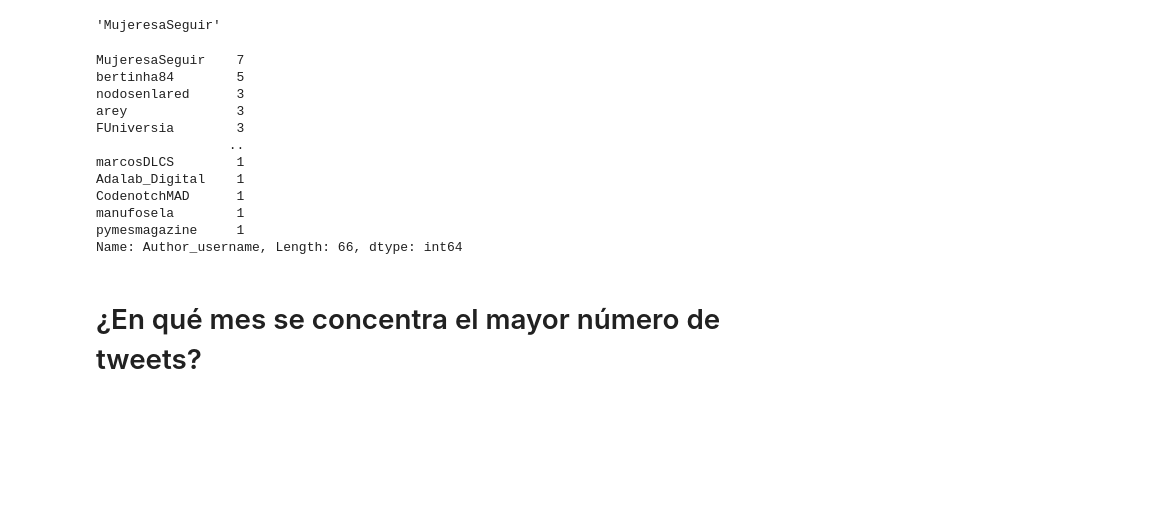
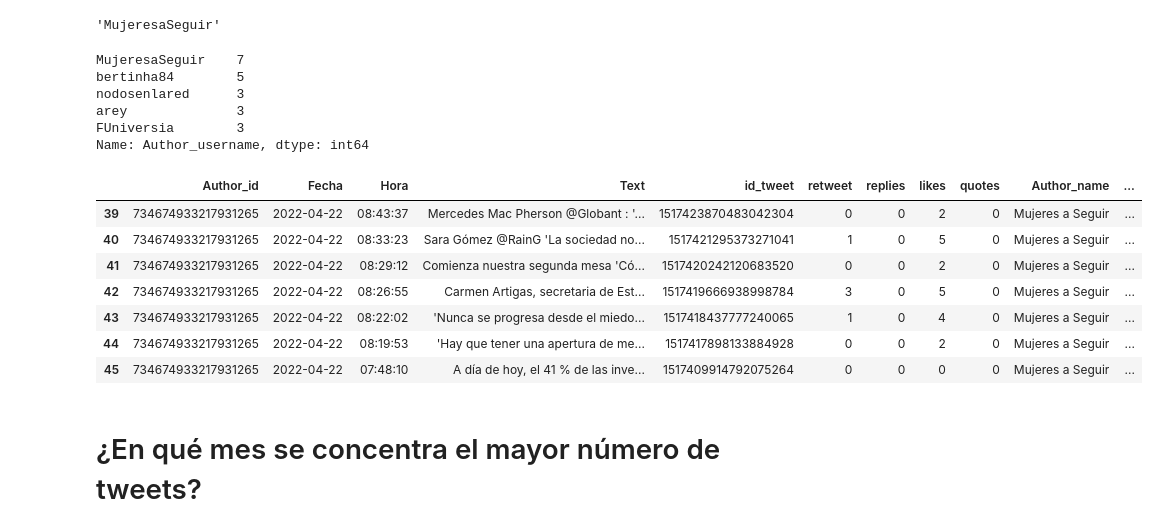
Before and after one commit to Lorenhdc/tweet_predictions, a Jupyter notebook: main.ipynb, the cells around one changed output. Drawn from its saved outputs; the diff is of its cells as text; code cells hidden in the pictures; blank space fills up the shorter version.

```diff
--- a/main.ipynb
+++ b/main.ipynb
@@ -1578,20 +1578,25 @@ Dataframe_completo[Dataframe_completo['Author_username']!='TheBridge_Tech']['Aut
 'MujeresaSeguir'
 # %%
 # La tabla completa
-Dataframe_completo[Dataframe_completo['Author_username']!='TheBridge_Tech']['Author_username'].value_counts()
+Dataframe_completo[Dataframe_completo['Author_username']!='TheBridge_Tech']['Author_username'].value_counts().head(5)
 # %% [output]
 MujeresaSeguir    7
 bertinha84        5
 nodosenlared      3
 arey              3
 FUniversia        3
-                 ..
-marcosDLCS        1
-Adalab_Digital    1
-CodenotchMAD      1
-manufosela        1
-pymesmagazine     1
-Name: Author_username, Length: 66, dtype: int64
+Name: Author_username, dtype: int64
+# %%
+Dataframe_completo[Dataframe_completo['Author_username']=='MujeresaSeguir']
+# %% [output]
+|  | Author_id | Fecha | Hora | Text | id_tweet | retweet | replies | likes | quotes | Author_name | ... |
+| 39 | 734674933217931265 | 2022-04-22 | 08:43:37 | Mercedes Mac Pherson @Globant : '... | 1517423870483042304 | 0 | 0 | 2 | 0 | Mujeres a Seguir | ... |
+| 40 | 734674933217931265 | 2022-04-22 | 08:33:23 | Sara Gómez @RainG 'La sociedad no... | 1517421295373271041 | 1 | 0 | 5 | 0 | Mujeres a Seguir | ... |
+| 41 | 734674933217931265 | 2022-04-22 | 08:29:12 | Comienza nuestra segunda mesa 'Có... | 1517420242120683520 | 0 | 0 | 2 | 0 | Mujeres a Seguir | ... |
+| 42 | 734674933217931265 | 2022-04-22 | 08:26:55 | Carmen Artigas, secretaria de Est... | 1517419666938998784 | 3 | 0 | 5 | 0 | Mujeres a Seguir | ... |
+| 43 | 734674933217931265 | 2022-04-22 | 08:22:02 | 'Nunca se progresa desde el miedo... | 1517418437777240065 | 1 | 0 | 4 | 0 | Mujeres a Seguir | ... |
+| 44 | 734674933217931265 | 2022-04-22 | 08:19:53 | 'Hay que tener una apertura de me... | 1517417898133884928 | 0 | 0 | 2 | 0 | Mujeres a Seguir | ... |
+| 45 | 734674933217931265 | 2022-04-22 | 07:48:10 | A día de hoy, el 41 % de las inve... | 1517409914792075264 | 0 | 0 | 0 | 0 | Mujeres a Seguir | ... |
 # %% [markdown]
 # ¿En qué mes se concentra el mayor número de tweets?
 # %%
```
Also changed, not shown: parts of 2 cells of this notebook, 2 other files.
